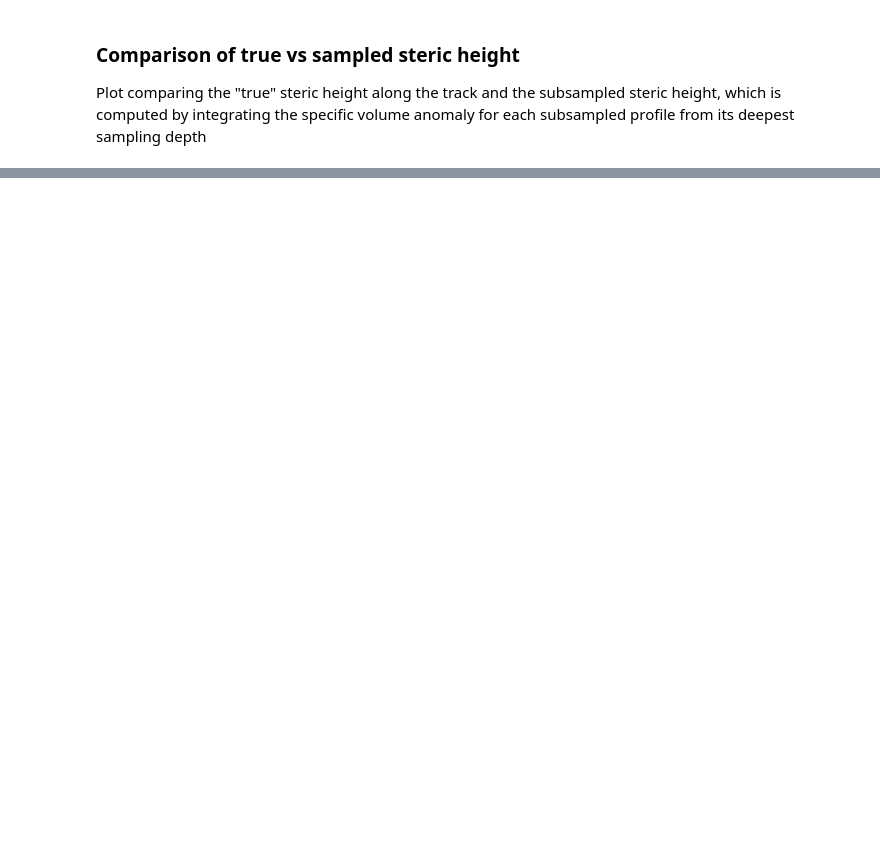
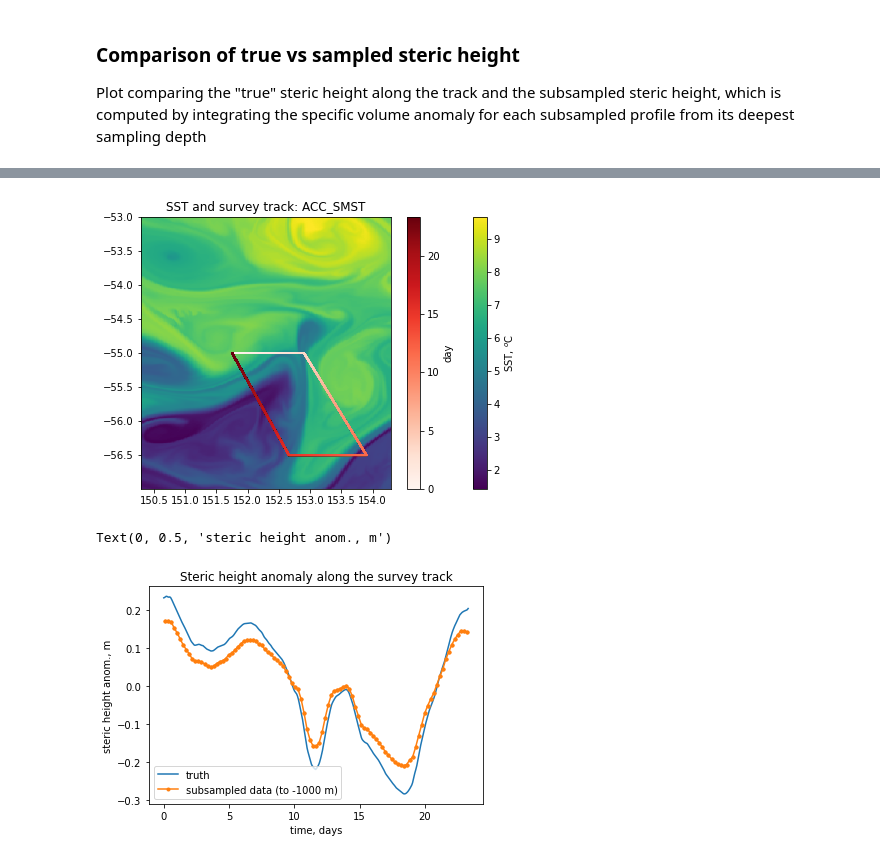
Before and after one commit to kdrushka/model-subsampling, a Jupyter notebook: demo.ipynb, the cells around one changed output, grey strips where cells are left out. Saved outputs shown, nothing was run; the diff lists cells and outputs as text; code cells hidden in the pictures; blank space fills up the shorter version.

```diff
--- a/demo.ipynb
+++ b/demo.ipynb
@@ -212,35 +225,44 @@ plt.ylabel('steric height anom., m')
 # %%
-# sample with a user-input trajectory (created separately)
+# sample with a user-input trajectory (created using make_trajectory_file.ipynb )
 SAMPLING_STRATEGY_ex = 'trajectory_file'
 
 # optional details for sampling (if not specified, reasonable defaults will be used)
 sampling_details_ex = {
     'PATTERN' : None, # back-forth or lawnmower
     'zrange' : None,  # depth range of profiles (down is negative)
     'hspeed' : None,  # platform horizontal speed in m/s
     'vspeed' : None, # platform vertical (profile) speed in m/s
-    'trajectory_file' : 'data/survey_trajectory_ACC_SMST_glider.nc' # if SAMPLING_STRATEGY = 'trajectory_file', specify trajectory file
+    'trajectory_file' : 'data/survey_trajectory_ACC_SMST_glider.nc', # if SAMPLING_STRATEGY = 'trajectory_file', specify trajectory file
+    'AT_END' : 'terminate'
 }
 
-survey_track_ex, sdata_ex, sh_true_ex = survey_interp(ds, SAMPLING_STRATEGY_ex, sampling_details_ex)
+# get track
+survey_track_ex, survey_indices_ex, sampling_parameter_shallows = get_survey_track(ds, SAMPLING_STRATEGY_ex, sampling_details_ex)
+# interpolate
+sdata_ex, sh_true_ex = survey_interp(ds, survey_track_ex, survey_indices_ex)
+
 
 # plot:
 plt.figure(figsize=(7,5))
 ssto = plt.pcolormesh(X,Y,ds.Theta.isel(k=0, time=0).values, shading='auto')
 tracko = plt.scatter(survey_track_ex.lon, survey_track_ex.lat, c=survey_track_ex.time, cmap='Reds', s=0.75)
 plt.title('SST and survey track: ' + RegionName)
 plt.colorbar(ssto).set_label('SST, $^o$C')
 plt.colorbar(tracko).set_label('day')
 plt.show()
 
 
 # truth:
 plt.plot(sh_true_ex.time, sh_true_ex.values - sh_true_ex.values.mean())
 # get index of the deepest sampling depths
 i = ( sdata_ex.dep.values == sdata_ex.dep.values.min() )
 plt.plot(sdata_ex.time.values[i], sdata_ex.steric_height.values[i] - sdata_ex.steric_height.values[i].mean(),'.-')
 plt.title('Steric height anomaly along the survey track')
 plt.legend(['truth',r'subsampled data (to %d m)' % sampling_details['zrange'][1]])
 
 plt.xlabel('time, days')
 plt.ylabel('steric height anom., m')
+# %% [output]
+[figure, added]
+Text(0, 0.5, 'steric height anom., m')
+[figure, added]
```
Also changed, not shown: parts of 4 cells of this notebook.
